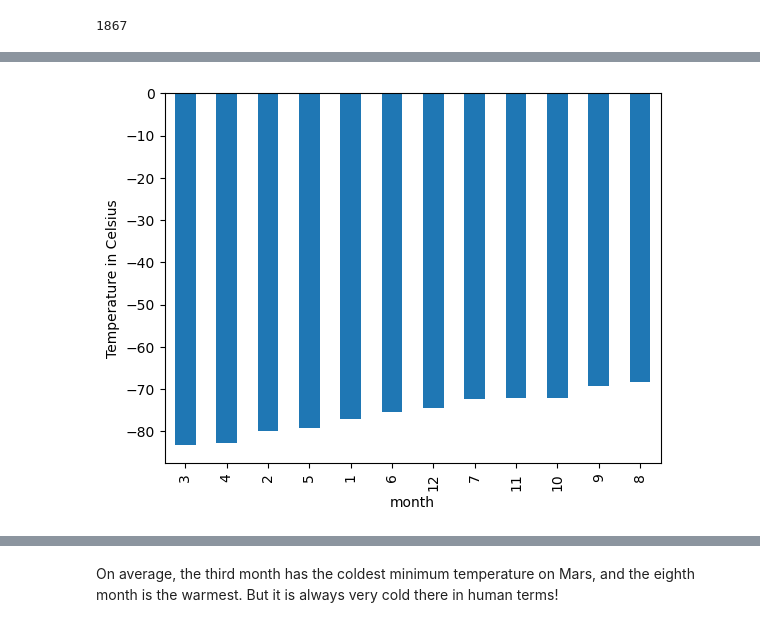
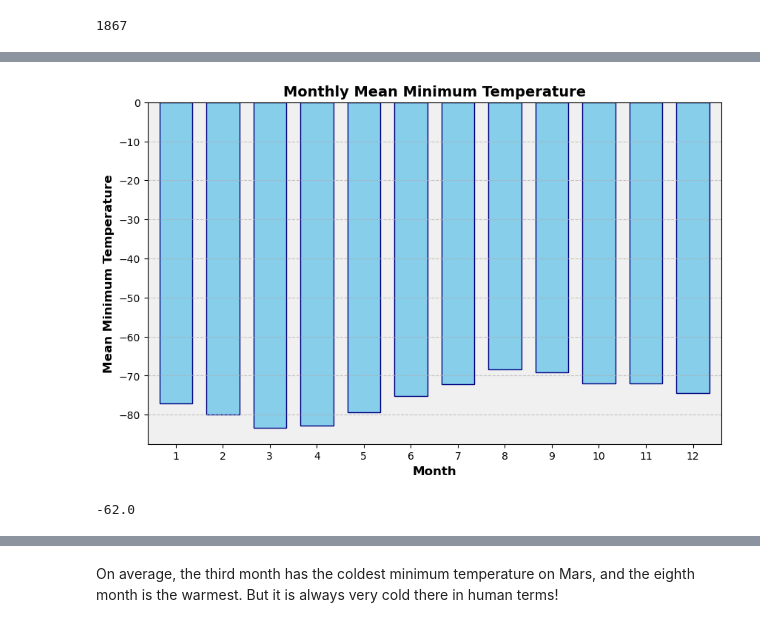
Before and after one commit to gfsiciliani/module-11-challenge, a Jupyter notebook: part_2_mars_weather.ipynb, the cells around one changed output, grey strips where cells are left out. Saved outputs shown, nothing was run; the diff lists cells and outputs as text; code cells hidden in the pictures.

Commit message:
begin plots

```diff
--- a/part_2_mars_weather.ipynb
+++ b/part_2_mars_weather.ipynb
@@ -116,2 +119,10 @@ dtype: object
+# %%
+# Change data types for data analysis
+df['terrestrial_date'] = df['terrestrial_date'].astype('datetime64[ns]')
+df['sol'] = df['sol'].astype('Int64')
+df['ls'] = df['ls'].astype('Int64')
+df['month'] = df['month'].astype('Int64')
+df['min_temp'] = df['min_temp'].astype('float64')
+df['pressure'] = df['pressure'].astype('float64')
 # %%
 # Confirm type changes were successful by examining data types again
@@ -162,4 +186,8 @@ Name: month, dtype: int64
 1867
 # %%
 # 3. What is the average low temperature by month?
+
+min_temp_monthly_mean = df.groupby('month')['min_temp'].mean()
+print(type(min_temp_monthly_mean))
+print(min_temp_monthly_mean)
 # %% [output]
@@ -184,6 +209,37 @@ Name: min_temp, dtype: float64
+# %%
+# Plot the average temperature by month
+
+# Define plot data and formatting
+ax = min_temp_monthly_mean.plot(
+                                    kind='bar',
+                                    figsize=(10, 6),
+                                    color='skyblue',
+                                    edgecolor='navy',
+                                    width=0.7
+                                )
+
+# Customize labels and title
+plt.xlabel('Month', fontsize=12, fontweight='bold')
+plt.ylabel('Mean Minimum Temperature', fontsize=12, fontweight='bold')
+plt.title('Monthly Mean Minimum Temperature', fontsize=14, fontweight='bold')
+
+# Add grid lines
+plt.grid(axis='y', linestyle='--', alpha=0.7)
+
+# Rotate x-axis labels for better readability
+plt.xticks(rotation=0, fontsize=10)
+
+# Customize background color
+ax.set_facecolor('#f0f0f0')
+
+# Show the plot
+plt.show()
+# %% [output]
+[figure, added]
 # %%
 # Identify the coldest and hottest months in Curiosity's location
+df['min_temp'].max()
 # %% [output]
-[figure, removed]
+-62.0
 # %%
 # 4. Average pressure by Martian month
```
Also changed, not shown: parts of 12 cells of this notebook.
